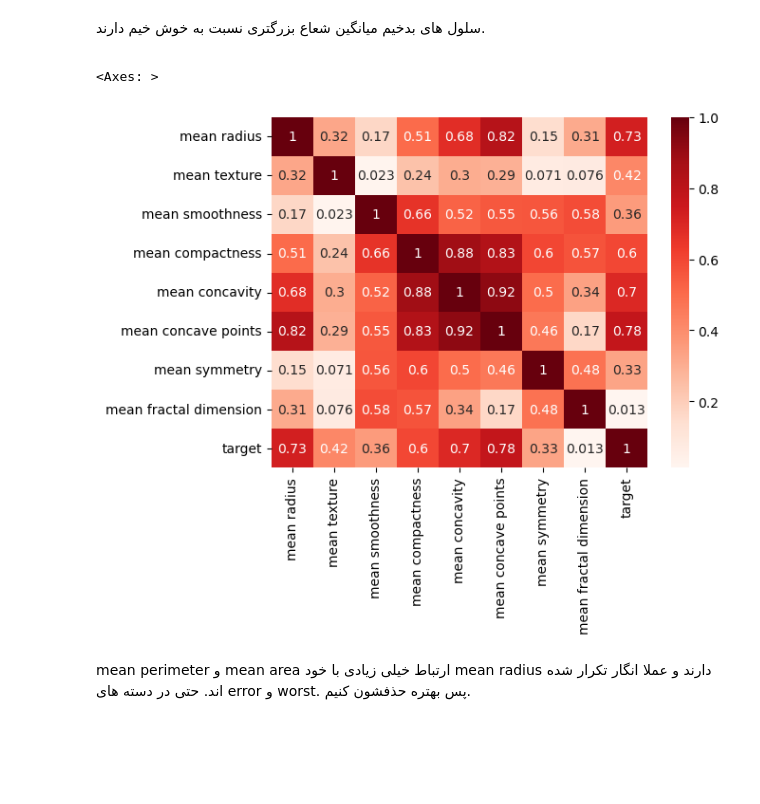
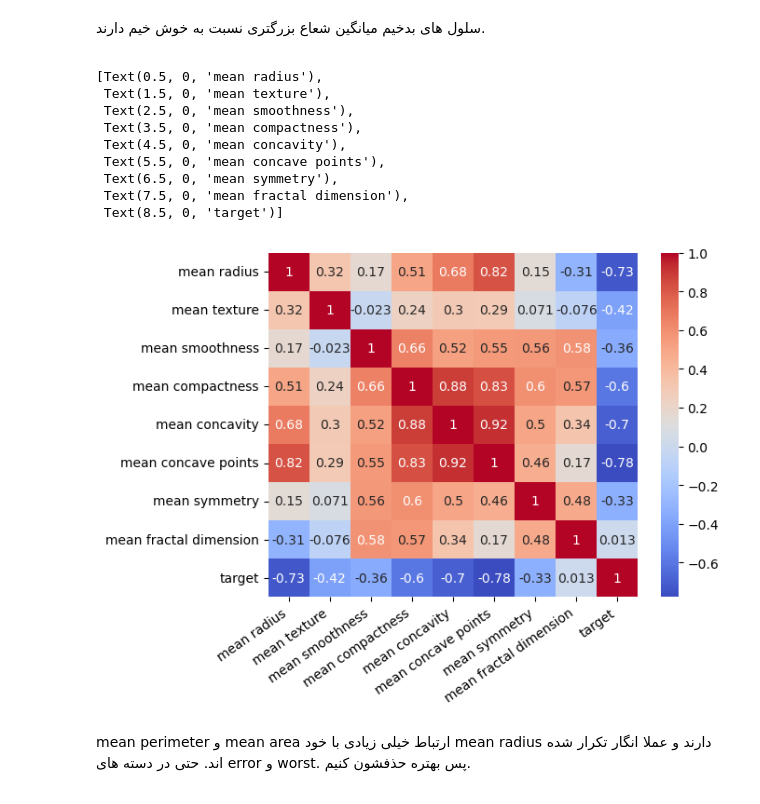
Before and after one commit to AliMHD1377/Personal-projects, a Jupyter notebook: Visualization/Breast Cancer-viz.ipynb, the cells around one changed output. Drawn from its saved outputs; the diff is of its cells as text; code cells hidden in the pictures; blank space fills up the shorter version.

```diff
--- a/Visualization/Breast Cancer-viz.ipynb
+++ b/Visualization/Breast Cancer-viz.ipynb
@@ -124,14 +124,23 @@ sns.displot(
 
 سلول های بدخیم میانگین شعاع بزرگتری نسبت به خوش خیم دارند.
 # %%
-sns.heatmap(
-    abs(df.corr()),
+ax = sns.heatmap(
+    df.corr(),
     annot=True,
-    cmap="Reds"
+    cmap="coolwarm"
 )
+ax.set_xticklabels(ax.get_xticklabels(), rotation=35, ha='right')
 # %% [output]
-<Axes: >
+[Text(0.5, 0, 'mean radius'),
+ Text(1.5, 0, 'mean texture'),
+ Text(2.5, 0, 'mean smoothness'),
+ Text(3.5, 0, 'mean compactness'),
+ Text(4.5, 0, 'mean concavity'),
+ Text(5.5, 0, 'mean concave points'),
+ Text(6.5, 0, 'mean symmetry'),
+ Text(7.5, 0, 'mean fractal dimension'),
+ Text(8.5, 0, 'target')]
-[figure, old version]
+[figure, new version]
 # %% [markdown]
 <div dir='rtl'>
 
```
Also changed, not shown: parts of 26 cells of this notebook, 1 other file.
